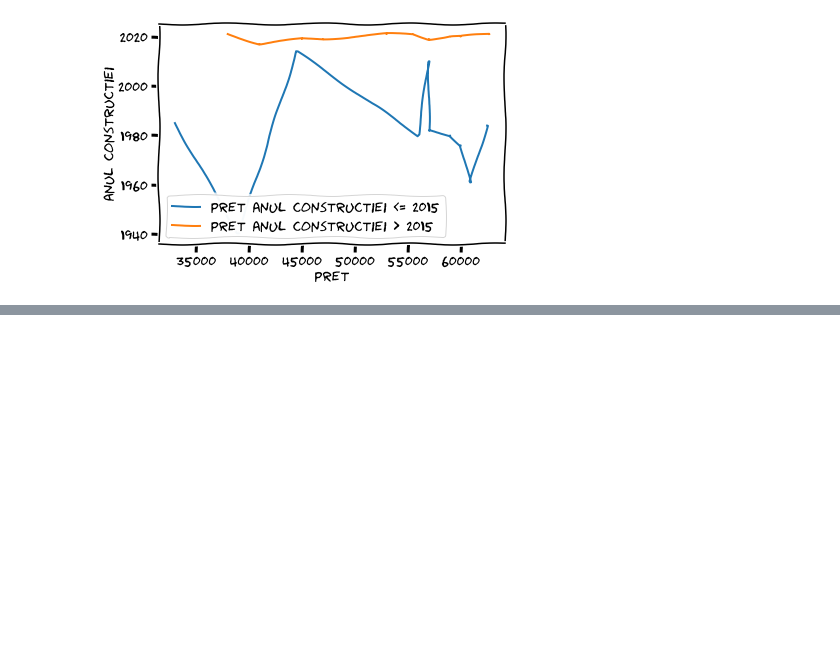
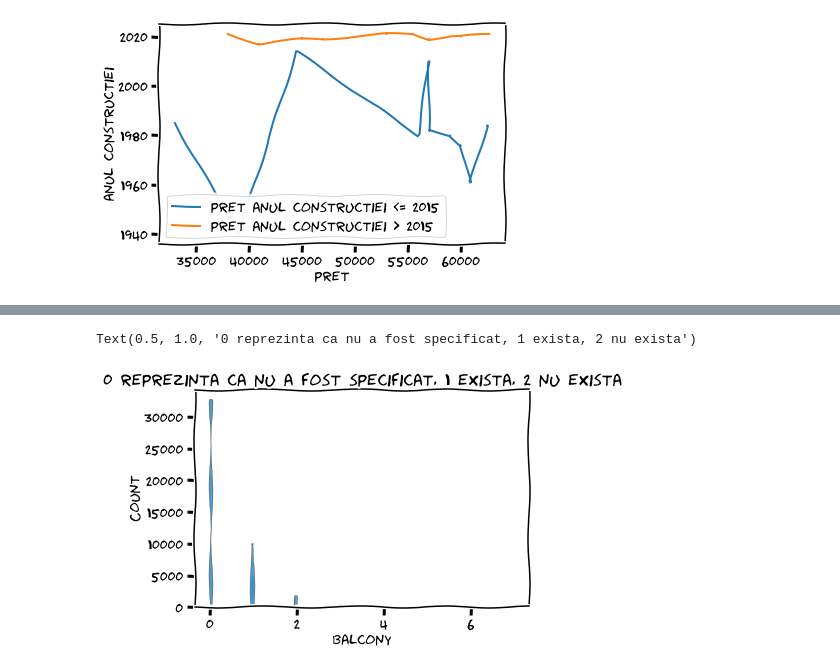
Before and after one commit to Fulea-Andrei/ProjectInfoVisualizationCourse, a Jupyter notebook: info_visualization_project.ipynb, the cells around one changed output, grey strips where cells are left out. Saved outputs shown, nothing was run; the diff lists cells and outputs as text; code cells hidden in the pictures; blank space fills up the shorter version.

```diff
--- a/info_visualization_project.ipynb
+++ b/info_visualization_project.ipynb
@@ -385,0 +408,5 @@ plt.show()
+# %%
+sns.histplot(data=national_real_estate_data_CLEANED,x='balcony').set_title('0 reprezinta ca nu a fost specificat, 1 exista, 2 nu exista')
+# %% [output]
+Text(0.5, 1.0, '0 reprezinta ca nu a fost specificat, 1 exista, 2 nu exista')
+[figure, added]
```
Also changed, not shown: parts of 4 cells of this notebook.
